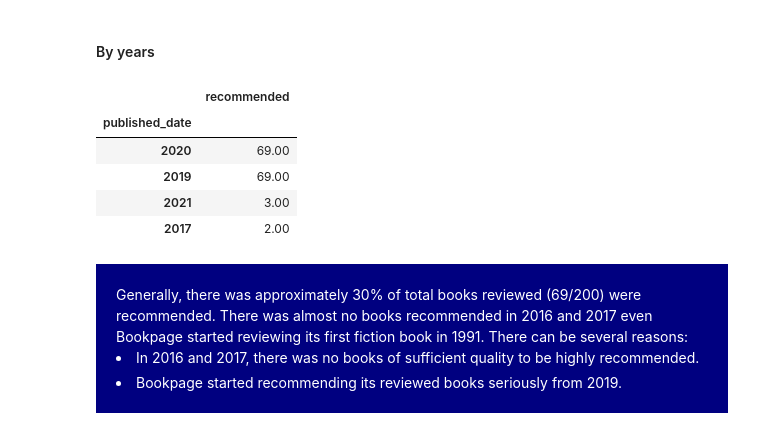
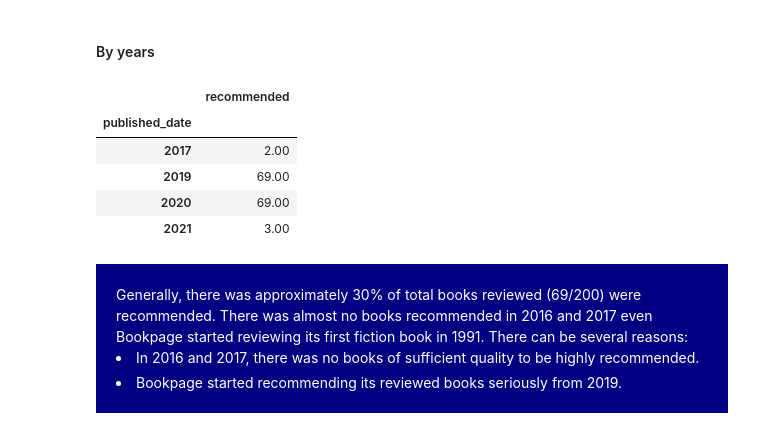
Before and after one commit to Hoaduong1990/Web-Scrapping, a Jupyter notebook: web_scrapping_assignment.ipynb, the cells around one changed output. Drawn from its saved outputs; the diff is of its cells as text; code cells hidden in the pictures.

```diff
--- a/web_scrapping_assignment.ipynb
+++ b/web_scrapping_assignment.ipynb
@@ -142,6 +142,7 @@ data["book_title"] = data.book_title.apply(lambda x: x.strip())
 #line index 83 have a year of "20202", it actually was 07/28/2020, instead of 07/08/20202
 data["published_date"] = data.published_date.apply(lambda x: x.replace("20202","2020") if x[6:]=="20202" else x)
 data["published_date"] = data.published_date.apply(lambda x: x.replace("2106","2016") if x[6:]=="2106" else x)
+data["published_date"] = data.published_date.apply(lambda x: x.replace("01/26/2021","01/26/2020") if x=="01/26/2021" else x)
 data["published_date"] = pd.to_datetime(data.published_date)
 
 #change "price" to float (there was 27..99,"ISBN" in the original price)
@@ -229,7 +238,7 @@ mean_fill
  'Supernatural': 25.99}
 # %%
 #fill the missing values
-for i in ['Popular Fiction', 'Historical Fiction', 'Audio', 'Coming of Age']:
+for i in null_subs:
     data.loc[(data.price == 0) & (data.sub_category ==i), "price"] = mean_fill[i]
 # %%
 # data.iloc[[186,261,301,349,361,549]]
@@ -475,15 +478,15 @@ fig.update_layout(title_text= "Subgenres reviewed and recommended",
 # %% [markdown]
 #### By years
 # %%
-recommended_by_year = recommended_book(data.published_date.dt.year)
+recommended_by_year = recommended_book(data.published_date.dt.year).sort_index()
 recommended_by_year
 # %% [output]
 |  | recommended |
 | published_date |  |
+| 2017 | 2.00 |
+| 2019 | 69.00 |
 | 2020 | 69.00 |
-| 2019 | 69.00 |
 | 2021 | 3.00 |
-| 2017 | 2.00 |
 # %% [markdown]
 <div style='background-color:navy; color:white; padding:20px'>
     Generally, there was approximately 30% of total books reviewed (69/200) were recommended.
```
Also changed, not shown: parts of 13 cells of this notebook.
